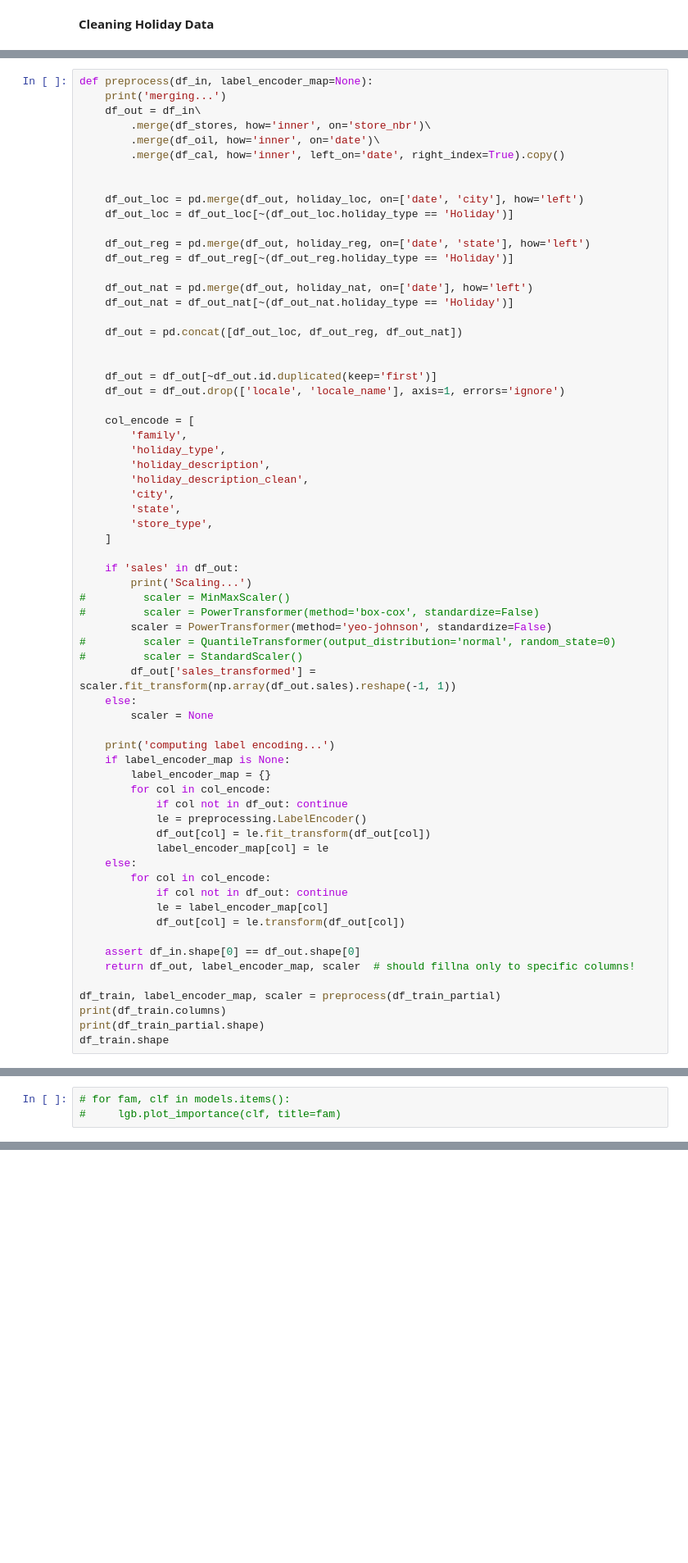
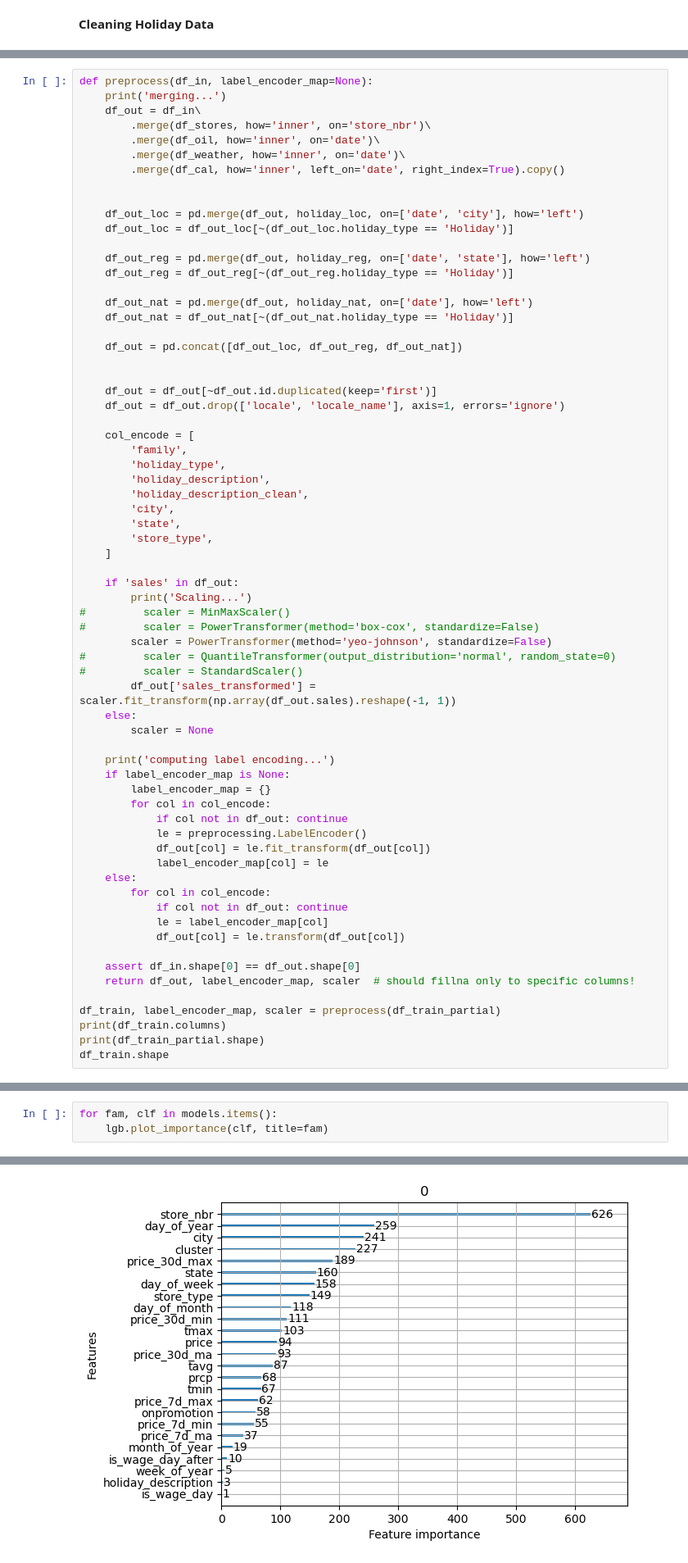
Before and after one commit to DylanZammit/kaggle-stores-sales-prediction, a Jupyter notebook: store-sales.ipynb, the cells around one changed output, grey strips where cells are left out. Shown at 82% size. Drawn from its saved outputs; the diff is of its cells as text; blank space fills up the shorter version.

```diff
--- a/store-sales.ipynb
+++ b/store-sales.ipynb
@@ -170,6 +251,7 @@ def preprocess(df_in, label_encoder_map=None):
     df_out = df_in\
         .merge(df_stores, how='inner', on='store_nbr')\
         .merge(df_oil, how='inner', on='date')\
+        .merge(df_weather, how='inner', on='date')\
         .merge(df_cal, how='inner', left_on='date', right_index=True).copy()
 
 
@@ -337,5 +421,6 @@ Training 31...
 Training 32...
 Training 1...
 # %%
-# for fam, clf in models.items():
-#     lgb.plot_importance(clf, title=fam)
+for fam, clf in models.items():
+    lgb.plot_importance(clf, title=fam)
+# %% [output]
@@ -341,0 +428 @@ Training 1...
+[figure, added]
```
Also changed, not shown: parts of 17 cells of this notebook.
